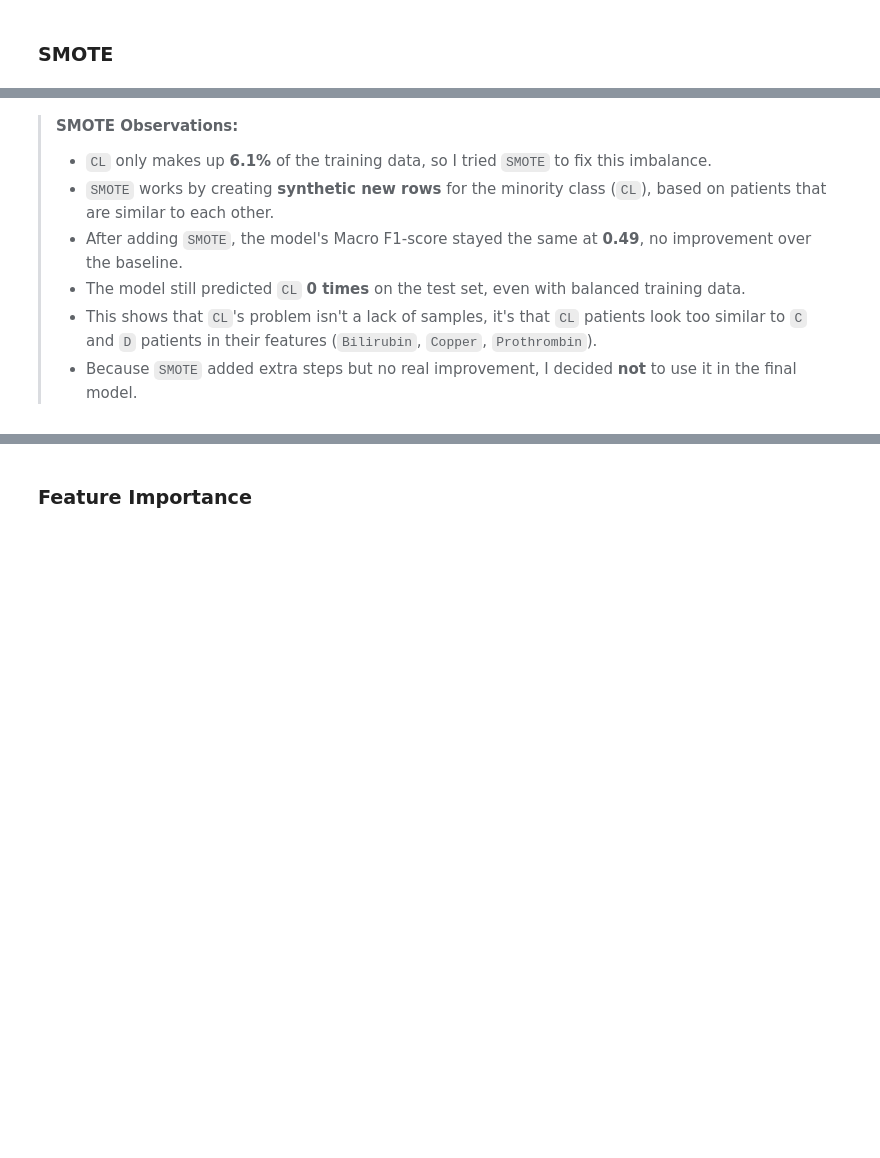
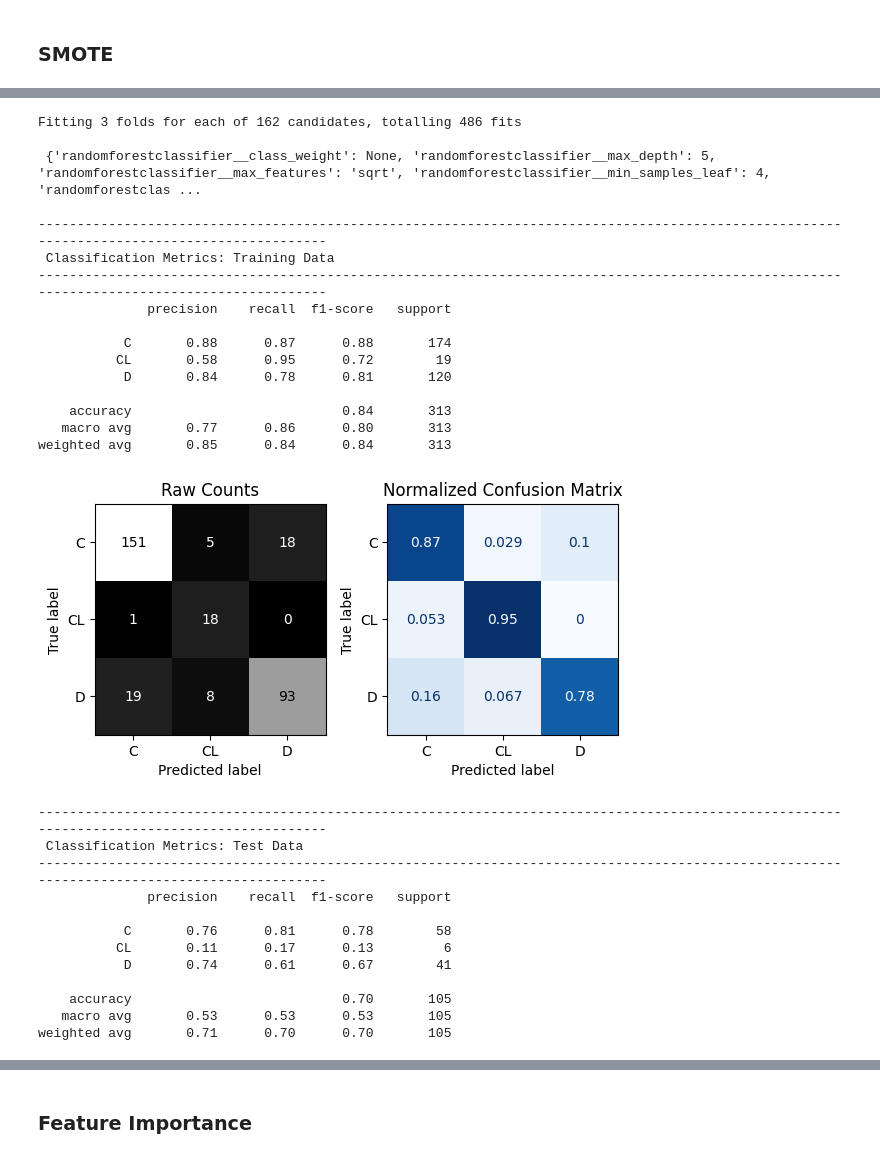
Before and after one commit to swirita/Cirrhosis-Prediction, a Jupyter notebook: Cirrhosis_Prediction.ipynb, the cells around one changed output, grey strips where cells are left out. Cells and saved outputs as stored; diff of their text form; code cells hidden in the pictures; blank space fills up the shorter version.

```diff
--- a/Cirrhosis_Prediction.ipynb
+++ b/Cirrhosis_Prediction.ipynb
@@ -762,12 +1117,2 @@ weighted avg       0.70      0.73      0.71       105
 # %% [markdown]
 ### SMOTE
-# %%
-
-smote = SMOTE(random_state=42)
-rf_smote = RandomForestClassifier(random_state=42)
-
-# imblearn pipeline: preprocess -> SMOTE -> model
-rf_smote_pipe = imb_make_pipeline(preprocessor, smote, rf_smote)
-
-rf_smote_pipe.fit(X_train, y_train)
-evaluate_classification(rf_smote_pipe, X_train, y_train, X_test, y_test)
@@ -801,9 +1119,55 @@ weighted avg       0.71      0.74      0.72       105
-# %% [markdown]
-> **SMOTE Observations:**
->
-> - `CL` only makes up **6.1%** of the training data, so I tried `SMOTE` to fix this imbalance.
-> - `SMOTE` works by creating **synthetic new rows** for the minority class (`CL`), based on patients that are similar to each other.
-> - After adding `SMOTE`, the model's Macro F1-score stayed the same at **0.49**, no improvement over the baseline.
-> - The model still predicted `CL` **0 times** on the test set, even with balanced training data.
-> - This shows that `CL`'s problem isn't a lack of samples, it's that `CL` patients look too similar to `C` and `D` patients in their features (`Bilirubin`, `Copper`, `Prothrombin`).
-> - Because `SMOTE` added extra steps but no real improvement, I decided **not** to use it in the final model.
+# %%
+rf_smote_pipe = imb_make_pipeline(preprocessor, SMOTE(random_state=42, k_neighbors=5), rf)
+
+params_smote = {
+    'randomforestclassifier__max_depth': [5, 10, None],
+    'randomforestclassifier__n_estimators': [100, 150, 200],
+    'randomforestclassifier__min_samples_leaf': [1, 2, 4],
+    'randomforestclassifier__max_features': ['sqrt', 'log2'],
+    'randomforestclassifier__min_samples_split': [2, 5, 10],
+    'randomforestclassifier__class_weight': [None]  # isolate SMOTE's effect
+}
+
+gridsearch_smote = GridSearchCV(
+    rf_smote_pipe,
+    params_smote,
+    scoring='recall_macro',
+    n_jobs=-1,
+    cv=3,
+    verbose=1
+)
+gridsearch_smote.fit(X_train, y_train)
+
+print('\n', gridsearch_smote.best_params_, '\n')
+best_rf_smote = gridsearch_smote.best_estimator_
+evaluate_classification(best_rf_smote, X_train, y_train, X_test, y_test)
+# %% [output]
+Fitting 3 folds for each of 162 candidates, totalling 486 fits
+
+ {'randomforestclassifier__class_weight': None, 'randomforestclassifier__max_depth': 5, 'randomforestclassifier__max_features': 'sqrt', 'randomforestclassifier__min_samples_leaf': 4, 'randomforestclas ...
+
+--------------------------------------------------------------------------------------------------------------------------------------------
+ Classification Metrics: Training Data
+--------------------------------------------------------------------------------------------------------------------------------------------
+              precision    recall  f1-score   support
+
+           C       0.88      0.87      0.88       174
+          CL       0.58      0.95      0.72        19
+           D       0.84      0.78      0.81       120
+
+    accuracy                           0.84       313
+   macro avg       0.77      0.86      0.80       313
+weighted avg       0.85      0.84      0.84       313
+[figure, added]
+--------------------------------------------------------------------------------------------------------------------------------------------
+ Classification Metrics: Test Data
+--------------------------------------------------------------------------------------------------------------------------------------------
+              precision    recall  f1-score   support
+
+           C       0.76      0.81      0.78        58
+          CL       0.11      0.17      0.13         6
+           D       0.74      0.61      0.67        41
+
+    accuracy                           0.70       105
+   macro avg       0.53      0.53      0.53       105
+weighted avg       0.71      0.70      0.70       105
```
Also changed, not shown: parts of 18 cells of this notebook.
